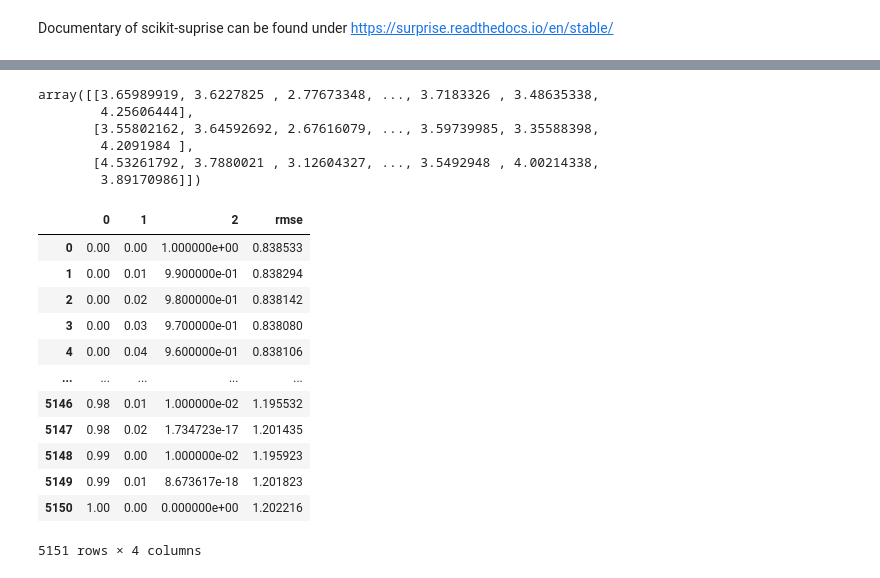
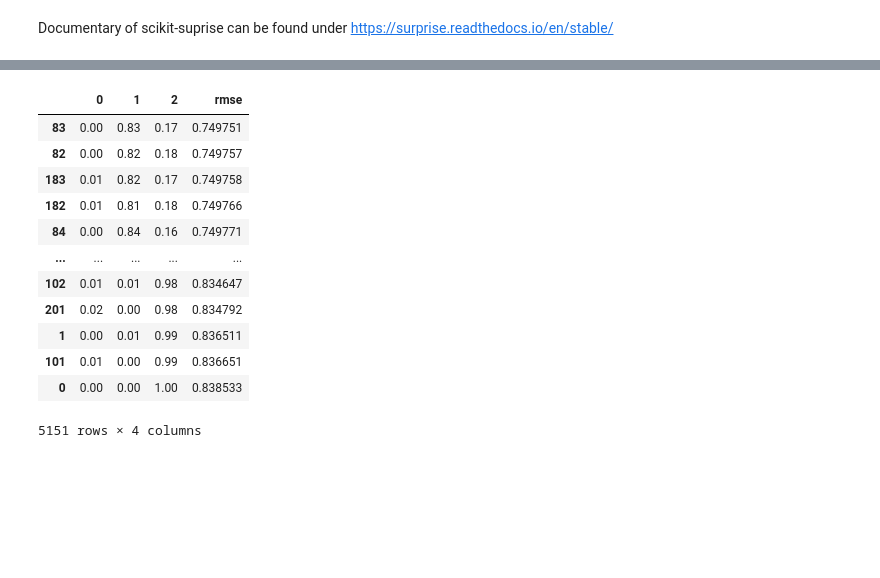
Before and after one commit to yuayixio/MovieRatingPredictor, a Jupyter notebook: notebooks/Model_Combination.ipynb, the cells around one changed output, grey strips where cells are left out. Saved outputs shown, nothing was run; the diff lists cells and outputs as text; code cells hidden in the pictures; blank space fills up the shorter version.

```diff
--- a/notebooks/Model_Combination.ipynb
+++ b/notebooks/Model_Combination.ipynb
@@ -176,5 +205,5 @@ params_f = {'threshold_actors': 0, 'ts_languages': 0 , 'year': True, 'runtime':
 params_k = {'mean':False, 'knn_metric':'cosine', 'set_k':False}
 # %%
 # get information on the prediction models
-res, preds, ratings, numbers = compare_weights(algos, params_f, params_k)
+rmses, predictions, actual_ratings, number_of_ratings  = compare_weights(algos, params_f, params_k)
 # %% [output]
@@ -223,25 +231,16 @@ array([5. , 3. , 1. , 5. , 2. , 3.5, 4. , 1.5, 4. , 5. , 3.5, 3.5, 2.5,
-# %%
-preds
-# %% [output]
-array([[3.65989919, 3.6227825 , 2.77673348, ..., 3.7183326 , 3.48635338,
-        4.25606444],
-       [3.55802162, 3.64592692, 2.67616079, ..., 3.59739985, 3.35588398,
-        4.2091984 ],
-       [4.53261792, 3.7880021 , 3.12604327, ..., 3.5492948 , 4.00214338,
-        3.89170986]])
 # %%
-results
+results.sort_values('rmse')
 # %% [output]
 |  | 0 | 1 | 2 | rmse |
-| 0 | 0.00 | 0.00 | 1.000000e+00 | 0.838533 |
-| 1 | 0.00 | 0.01 | 9.900000e-01 | 0.838294 |
-| 2 | 0.00 | 0.02 | 9.800000e-01 | 0.838142 |
-| 3 | 0.00 | 0.03 | 9.700000e-01 | 0.838080 |
-| 4 | 0.00 | 0.04 | 9.600000e-01 | 0.838106 |
+| 83 | 0.00 | 0.83 | 0.17 | 0.749751 |
+| 82 | 0.00 | 0.82 | 0.18 | 0.749757 |
+| 183 | 0.01 | 0.82 | 0.17 | 0.749758 |
+| 182 | 0.01 | 0.81 | 0.18 | 0.749766 |
+| 84 | 0.00 | 0.84 | 0.16 | 0.749771 |
 | ... | ... | ... | ... | ... |
-| 5146 | 0.98 | 0.01 | 1.000000e-02 | 1.195532 |
-| 5147 | 0.98 | 0.02 | 1.734723e-17 | 1.201435 |
-| 5148 | 0.99 | 0.00 | 1.000000e-02 | 1.195923 |
-| 5149 | 0.99 | 0.01 | 8.673617e-18 | 1.201823 |
-| 5150 | 1.00 | 0.00 | 0.000000e+00 | 1.202216 |
+| 102 | 0.01 | 0.01 | 0.98 | 0.834647 |
+| 201 | 0.02 | 0.00 | 0.98 | 0.834792 |
+| 1 | 0.00 | 0.01 | 0.99 | 0.836511 |
+| 101 | 0.01 | 0.00 | 0.99 | 0.836651 |
+| 0 | 0.00 | 0.00 | 1.00 | 0.838533 |
 5151 rows × 4 columns
```
Also changed, not shown: parts of 24 cells of this notebook, 1 other file.
